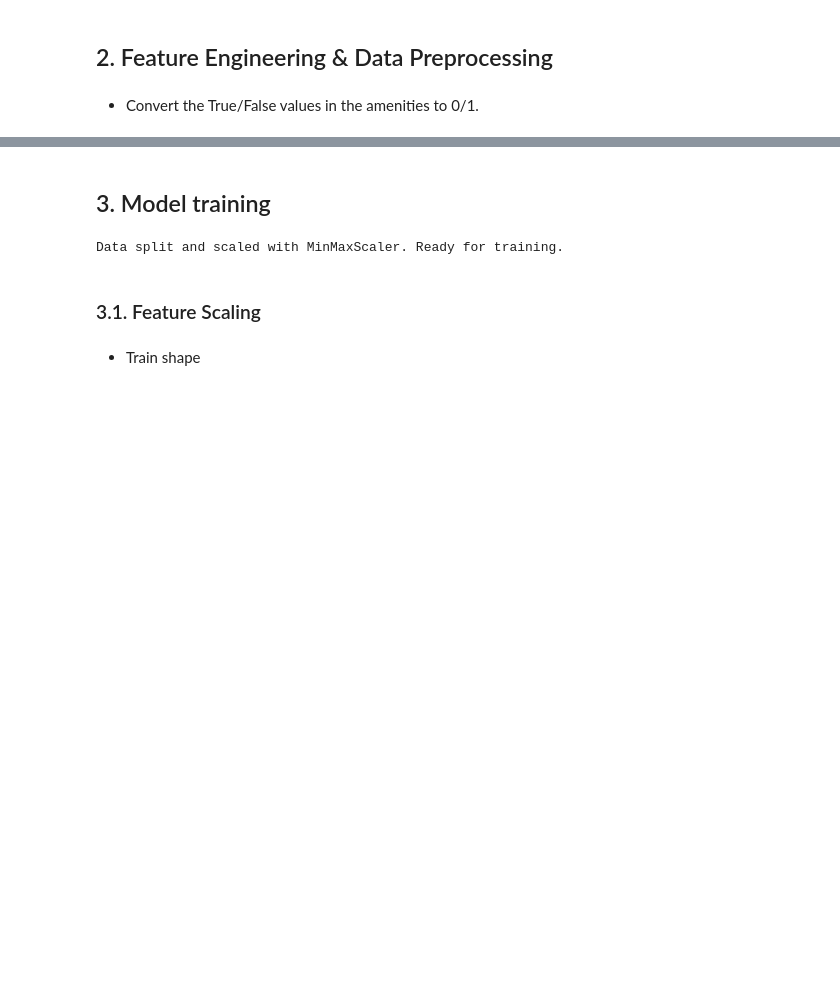
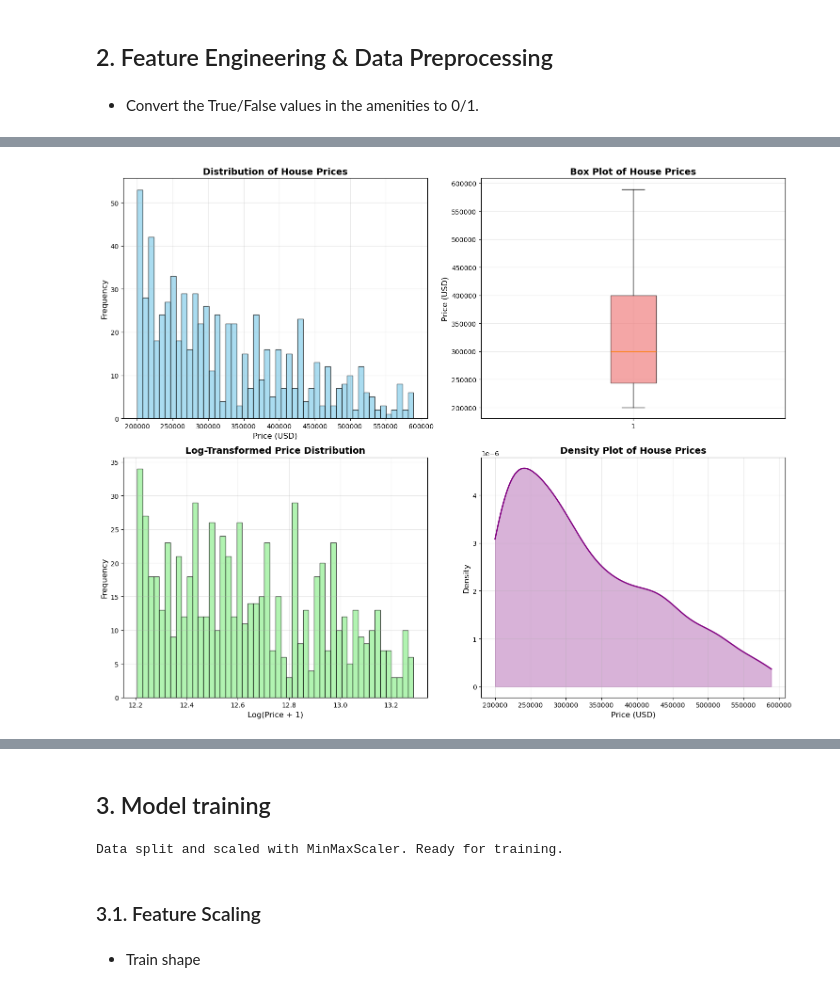
Before and after one commit to rhynofuyu/HousePrice_TehranIran-EDA, a Jupyter notebook: new_train_model.ipynb, the cells around one changed output, grey strips where cells are left out. Saved outputs shown, nothing was run; the diff lists cells and outputs as text; code cells hidden in the pictures; blank space fills up the shorter version.

```diff
--- a/new_train_model.ipynb
+++ b/new_train_model.ipynb
@@ -178,0 +179,73 @@ prepared_dataset.head()
+# %%
+from scipy.stats import gaussian_kde
+
+# Create visualizations for the price distribution
+fig, axes = plt.subplots(2, 2, figsize=(15, 12))
+
+# 1. Histogram of price distribution
+axes[0, 0].hist(prepared_dataset['Price'], bins=50, alpha=0.7, color='skyblue', edgecolor='black')
+axes[0, 0].set_title('Distribution of House Prices', fontsize=14, fontweight='bold')
+axes[0, 0].set_xlabel('Price (USD)', fontsize=12)
+axes[0, 0].set_ylabel('Frequency', fontsize=12)
+axes[0, 0].grid(True, alpha=0.3)
+
+# 2. Box plot to show outliers and quartiles
+axes[0, 1].boxplot(prepared_dataset['Price'], vert=True, patch_artist=True,
+                   boxprops=dict(facecolor='lightcoral', alpha=0.7))
+axes[0, 1].set_title('Box Plot of House Prices', fontsize=14, fontweight='bold')
+axes[0, 1].set_ylabel('Price (USD)', fontsize=12)
+axes[0, 1].grid(True, alpha=0.3)
+
+# 3. Log-transformed price distribution
+log_prices = np.log1p(prepared_dataset['Price'])  # log1p to handle zeros if any
+axes[1, 0].hist(log_prices, bins=50, alpha=0.7, color='lightgreen', edgecolor='black')
+axes[1, 0].set_title('Log-Transformed Price Distribution', fontsize=14, fontweight='bold')
+axes[1, 0].set_xlabel('Log(Price + 1)', fontsize=12)
+axes[1, 0].set_ylabel('Frequency', fontsize=12)
+axes[1, 0].grid(True, alpha=0.3)
+
+# 4. Density plot (KDE)
+density = gaussian_kde(prepared_dataset['Price'])
+xs = np.linspace(prepared_dataset['Price'].min(), prepared_dataset['Price'].max(), 200)
+axes[1, 1].plot(xs, density(xs), color='purple', linewidth=2)
+axes[1, 1].fill_between(xs, density(xs), alpha=0.3, color='purple')
+axes[1, 1].set_title('Density Plot of House Prices', fontsize=14, fontweight='bold')
+axes[1, 1].set_xlabel('Price (USD)', fontsize=12)
+axes[1, 1].set_ylabel('Density', fontsize=12)
+axes[1, 1].grid(True, alpha=0.3)
+
+plt.tight_layout()
+plt.show()
+
+# Print statistical summary
+print("PRICE DISTRIBUTION STATISTICS")
+print("=" * 50)
+print(f"Count: {prepared_dataset['Price'].count():,}")
+print(f"Mean: ${prepared_dataset['Price'].mean():,.2f}")
+print(f"Median: ${prepared_dataset['Price'].median():,.2f}")
+print(f"Standard Deviation: ${prepared_dataset['Price'].std():,.2f}")
+print(f"Minimum: ${prepared_dataset['Price'].min():,.2f}")
+print(f"Maximum: ${prepared_dataset['Price'].max():,.2f}")
+print(f"25th Percentile: ${prepared_dataset['Price'].quantile(0.25):,.2f}")
+print(f"75th Percentile: ${prepared_dataset['Price'].quantile(0.75):,.2f}")
+print(f"Skewness: {prepared_dataset['Price'].skew():.3f}")
+print(f"Kurtosis: {prepared_dataset['Price'].kurtosis():.3f}")
+
+# Additional insights
+print("\nPRICE RANGE ANALYSIS")
+print("=" * 50)
+price_ranges = [
+    (0, 50000, "Budget ($0-$50K)"),
+    (50000, 100000, "Mid-range ($50K-$100K)"),
+    (100000, 200000, "Premium ($100K-$200K)"),
+    (200000, 500000, "Luxury ($200K-$500K)"),
+    (500000, float('inf'), "Ultra-luxury ($500K+)")
+]
+
+for min_price, max_price, label in price_ranges:
+    count = len(prepared_dataset[(prepared_dataset['Price'] >= min_price) &
+                                (prepared_dataset['Price'] < max_price)])
+    percentage = (count / len(prepared_dataset)) * 100
+    print(f"{label}: {count:,} properties ({percentage:.1f}%)")
+# %% [output]
+[figure, added]
```
Also changed, not shown: parts of 13 cells of this notebook, 4 other files.
